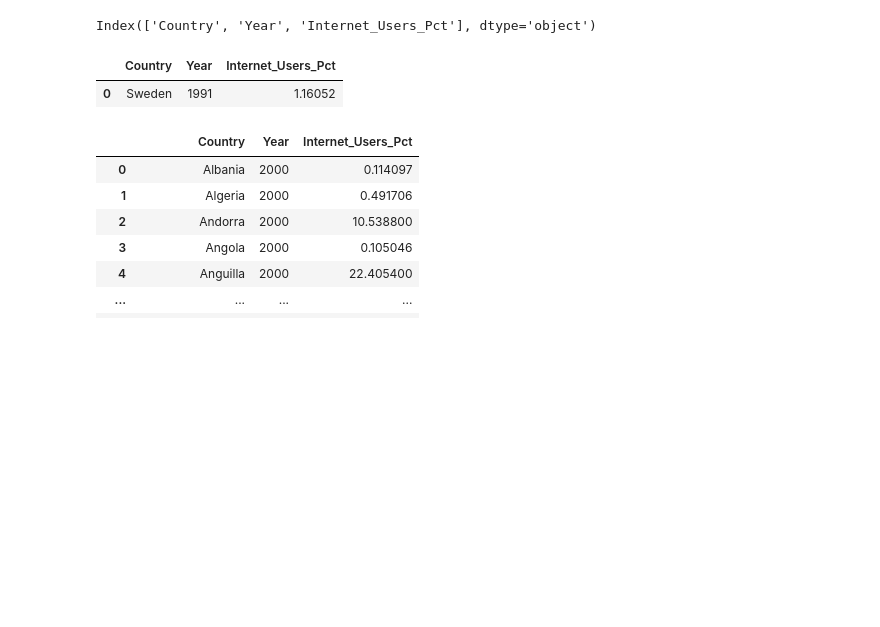
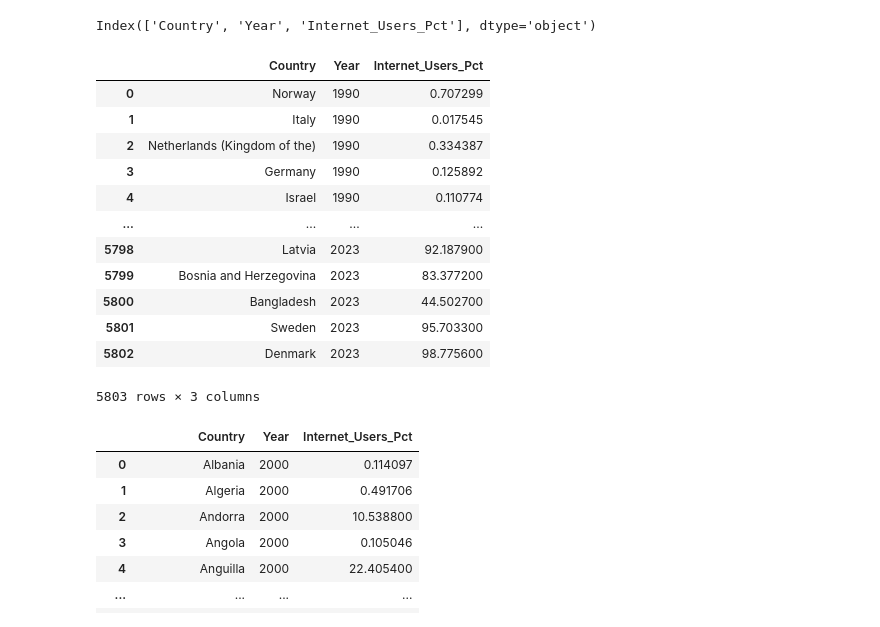
Before and after one commit to NSS-Full-Time-Data-Analytics-16/un-project-Rcortes13, a Jupyter notebook: notebooks/un_project.ipynb, the cells around one changed output. Cells and saved outputs as stored; diff of their text form; code cells hidden in the pictures; blank space fills up the shorter version.

```diff
--- a/notebooks/un_project.ipynb
+++ b/notebooks/un_project.ipynb
@@ -248,12 +257,23 @@ internet_df.columns
 # %% [output]
 Index(['Country', 'Year', 'Internet_Users_Pct'], dtype='object')
 # %%
-int_pct_over_zero = internet_df.loc[internet_df.Internet_Users_Pct >= 1].sort_values(by='Year')
+int_pct_over_zero = internet_df.loc[internet_df.Internet_Users_Pct > 0].sort_values(by='Year')
 
-int_pct_over_zero.reset_index(drop=True).head(1)
+int_pct_over_zero.reset_index(drop=True)
 # %% [output]
 |  | Country | Year | Internet_Users_Pct |
-| 0 | Sweden | 1991 | 1.16052 |
+| 0 | Norway | 1990 | 0.707299 |
+| 1 | Italy | 1990 | 0.017545 |
+| 2 | Netherlands (Kingdom of the) | 1990 | 0.334387 |
+| 3 | Germany | 1990 | 0.125892 |
+| 4 | Israel | 1990 | 0.110774 |
+| ... | ... | ... | ... |
+| 5798 | Latvia | 2023 | 92.187900 |
+| 5799 | Bosnia and Herzegovina | 2023 | 83.377200 |
+| 5800 | Bangladesh | 2023 | 44.502700 |
+| 5801 | Sweden | 2023 | 95.703300 |
+| 5802 | Denmark | 2023 | 98.775600 |
+5803 rows × 3 columns
 # %%
 int_2000 = internet_df.loc[internet_df.Year == 2000]
 
```
Also changed, not shown: parts of 12 cells of this notebook.
